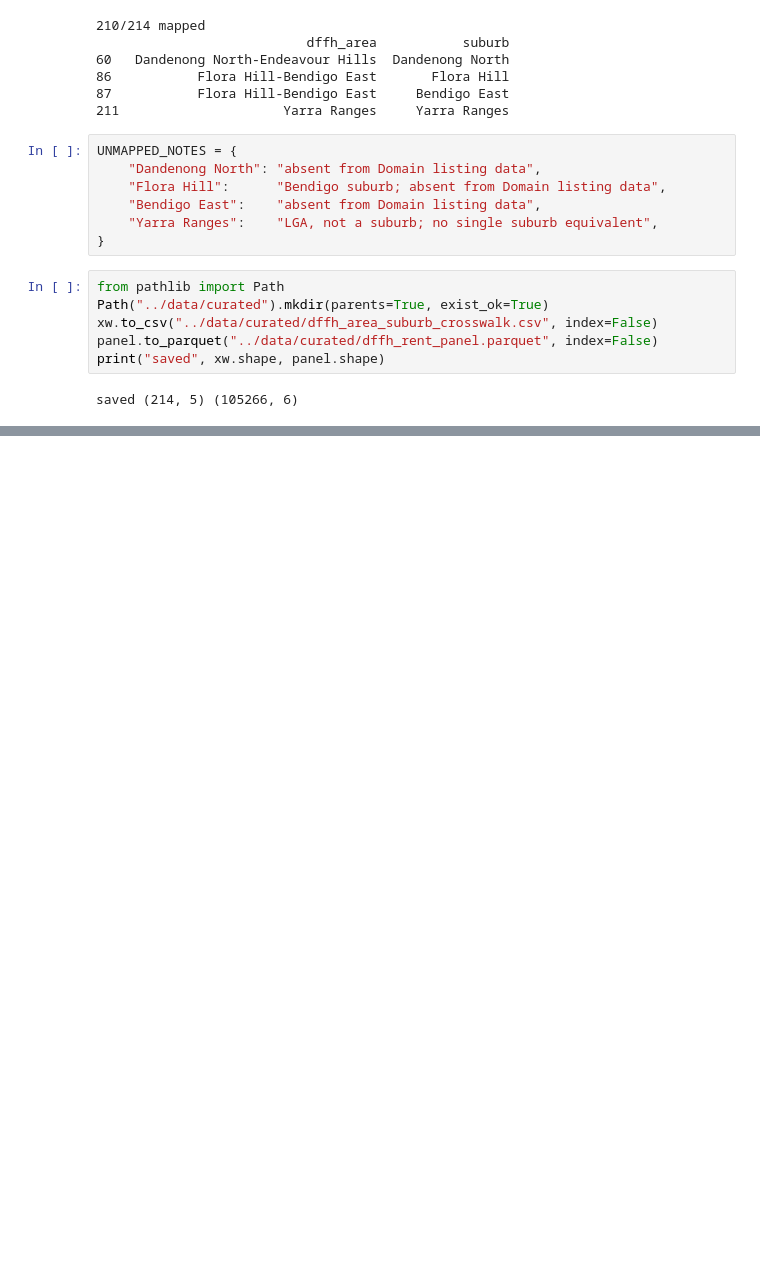
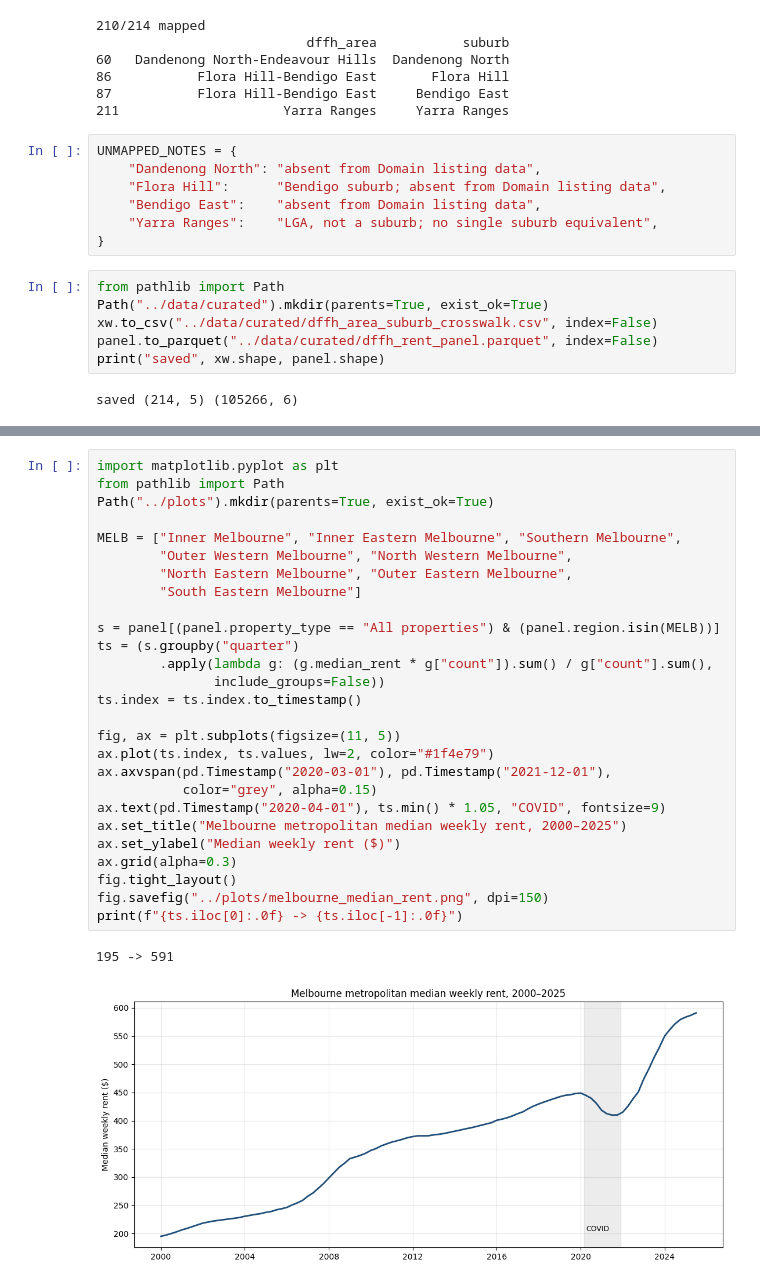
Before and after one commit to mdharmawan19/industry-project-group-55, a Jupyter notebook: notebooks/03_dffh_panel.ipynb, the cells around one changed output, grey strips where cells are left out. Drawn from its saved outputs; the diff is of its cells as text; blank space fills up the shorter version.

Commit message:
Melbourne median rent chart 2000-2025

```diff
--- a/notebooks/03_dffh_panel.ipynb
+++ b/notebooks/03_dffh_panel.ipynb
@@ -77,0 +85,30 @@ saved (214, 5) (105266, 6)
+# %%
+import matplotlib.pyplot as plt
+from pathlib import Path
+Path("../plots").mkdir(parents=True, exist_ok=True)
+
+MELB = ["Inner Melbourne", "Inner Eastern Melbourne", "Southern Melbourne",
+        "Outer Western Melbourne", "North Western Melbourne",
+        "North Eastern Melbourne", "Outer Eastern Melbourne",
+        "South Eastern Melbourne"]
+
+s = panel[(panel.property_type == "All properties") & (panel.region.isin(MELB))]
+ts = (s.groupby("quarter")
+        .apply(lambda g: (g.median_rent * g["count"]).sum() / g["count"].sum(),
+               include_groups=False))
+ts.index = ts.index.to_timestamp()
+
+fig, ax = plt.subplots(figsize=(11, 5))
+ax.plot(ts.index, ts.values, lw=2, color="#1f4e79")
+ax.axvspan(pd.Timestamp("2020-03-01"), pd.Timestamp("2021-12-01"),
+           color="grey", alpha=0.15)
+ax.text(pd.Timestamp("2020-04-01"), ts.min() * 1.05, "COVID", fontsize=9)
+ax.set_title("Melbourne metropolitan median weekly rent, 2000–2025")
+ax.set_ylabel("Median weekly rent ($)")
+ax.grid(alpha=0.3)
+fig.tight_layout()
+fig.savefig("../plots/melbourne_median_rent.png", dpi=150)
+print(f"{ts.iloc[0]:.0f} -> {ts.iloc[-1]:.0f}")
+# %% [output]
+195 -> 591
+[figure, added]
```
Also changed, not shown: parts of 1 cell of this notebook, 1 other file.
